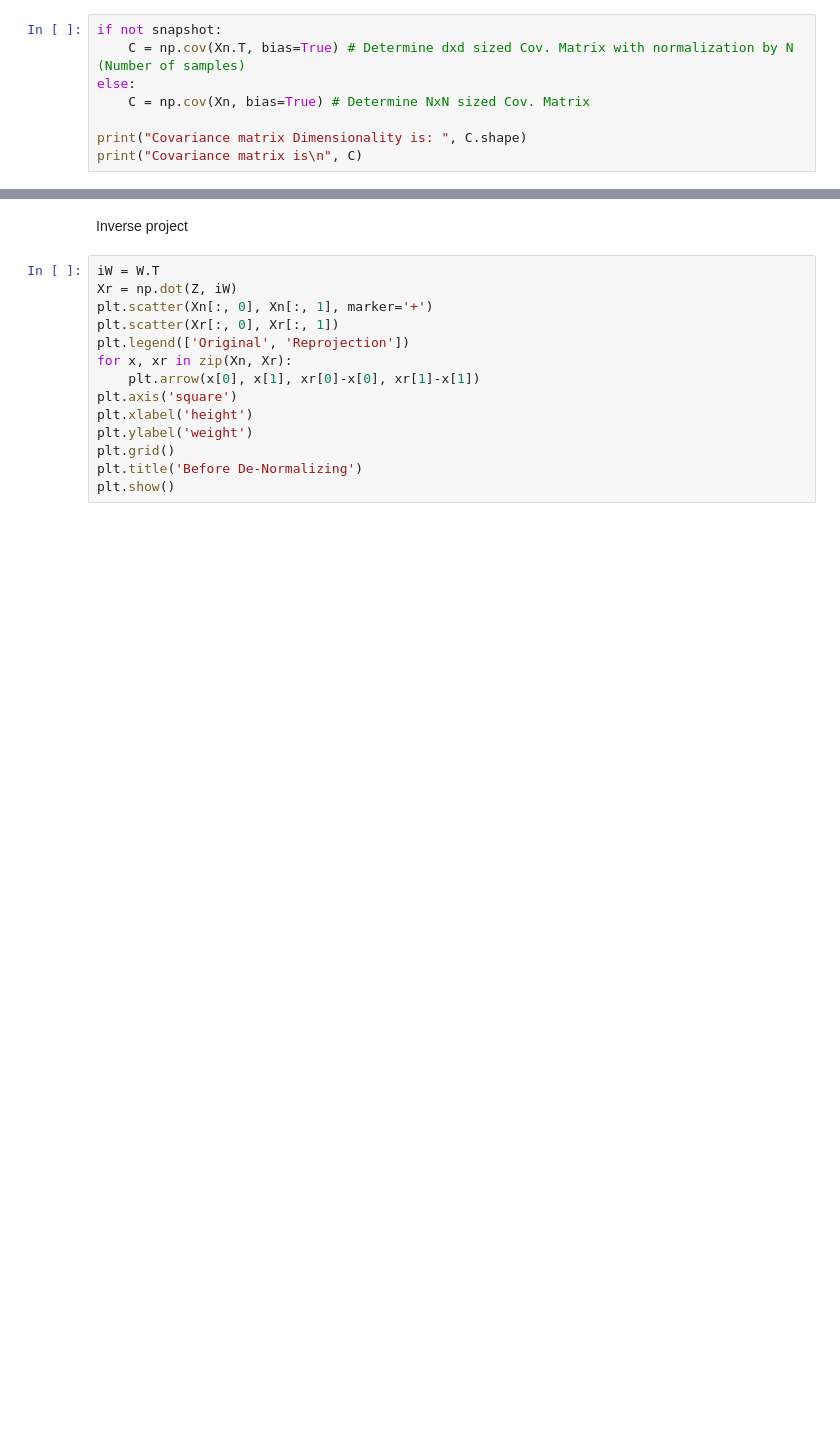
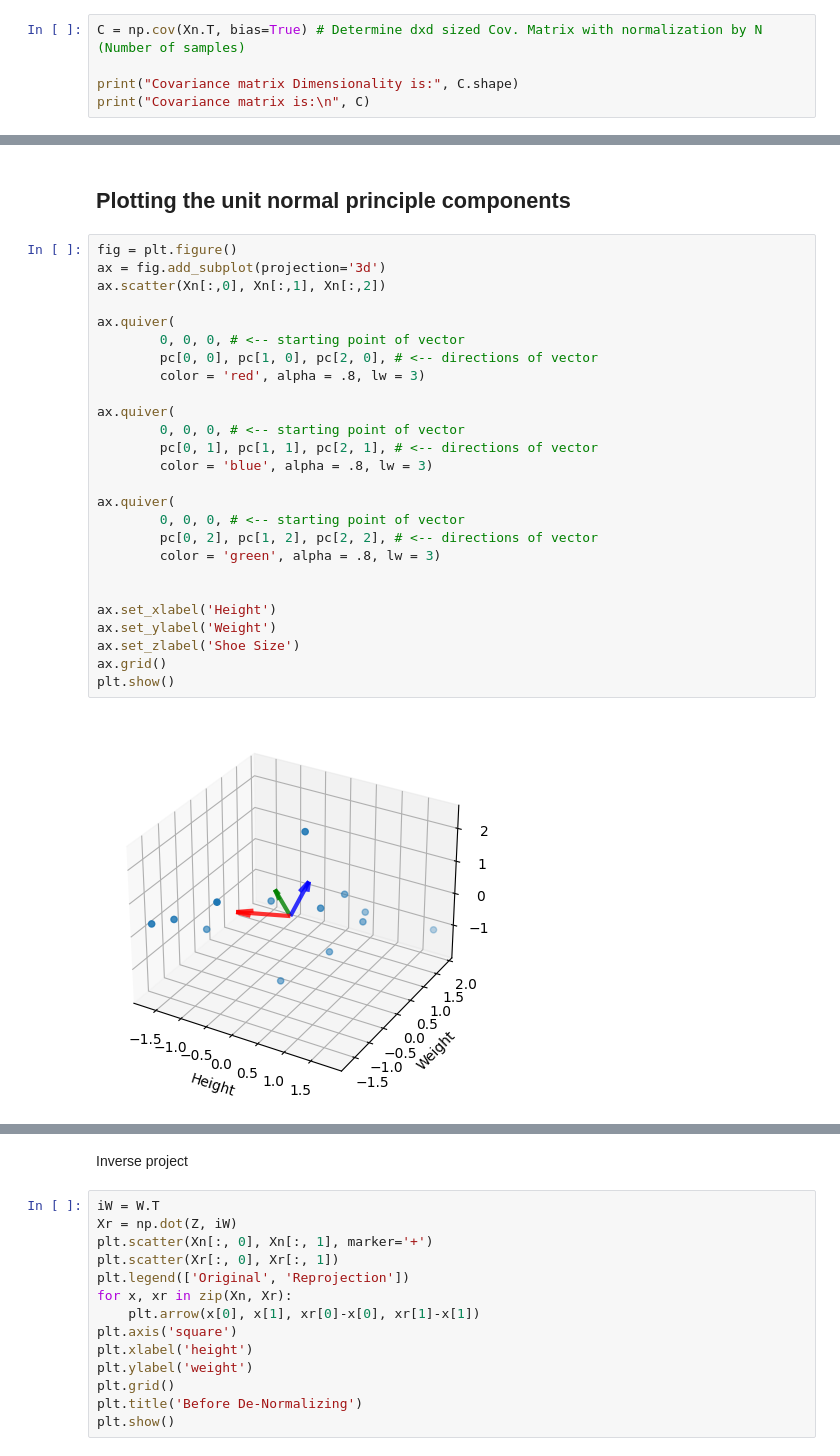
Before and after one commit to wilsbt/PCA, a Jupyter notebook: PCA_Tutorial_Mike.ipynb, the cells around one changed output, grey strips where cells are left out. Saved outputs shown, nothing was run; the diff lists cells and outputs as text; blank space fills up the shorter version.

```diff
--- a/PCA_Tutorial_Mike.ipynb
+++ b/PCA_Tutorial_Mike.ipynb
@@ -74,9 +82,6 @@ Covariance matrix
 # %%
-if not snapshot:
-    C = np.cov(Xn.T, bias=True) # Determine dxd sized Cov. Matrix with normalization by N (Number of samples)
-else:
-    C = np.cov(Xn, bias=True) # Determine NxN sized Cov. Matrix
+C = np.cov(Xn.T, bias=True) # Determine dxd sized Cov. Matrix with normalization by N (Number of samples)
 
-print("Covariance matrix Dimensionality is: ", C.shape)
-print("Covariance matrix is\n", C)
+print("Covariance matrix Dimensionality is:", C.shape)
+print("Covariance matrix is:\n", C)
 # %% [output]
@@ -147,0 +123,30 @@ The fraction of eigenvalues along each PC [0.97989714 1.        ]
+# %% [markdown]
+## Plotting the unit normal principle components
+# %%
+fig = plt.figure()
+ax = fig.add_subplot(projection='3d')
+ax.scatter(Xn[:,0], Xn[:,1], Xn[:,2])
+
+ax.quiver(
+        0, 0, 0, # <-- starting point of vector
+        pc[0, 0], pc[1, 0], pc[2, 0], # <-- directions of vector
+        color = 'red', alpha = .8, lw = 3)
+
+ax.quiver(
+        0, 0, 0, # <-- starting point of vector
+        pc[0, 1], pc[1, 1], pc[2, 1], # <-- directions of vector
+        color = 'blue', alpha = .8, lw = 3)
+
+ax.quiver(
+        0, 0, 0, # <-- starting point of vector
+        pc[0, 2], pc[1, 2], pc[2, 2], # <-- directions of vector
+        color = 'green', alpha = .8, lw = 3)
+
+
+ax.set_xlabel('Height')
+ax.set_ylabel('Weight')
+ax.set_zlabel('Shoe Size')
+ax.grid()
+plt.show()
+# %% [output]
+[figure, added]
```
Also changed, not shown: parts of 49 cells of this notebook, 3 other files.
